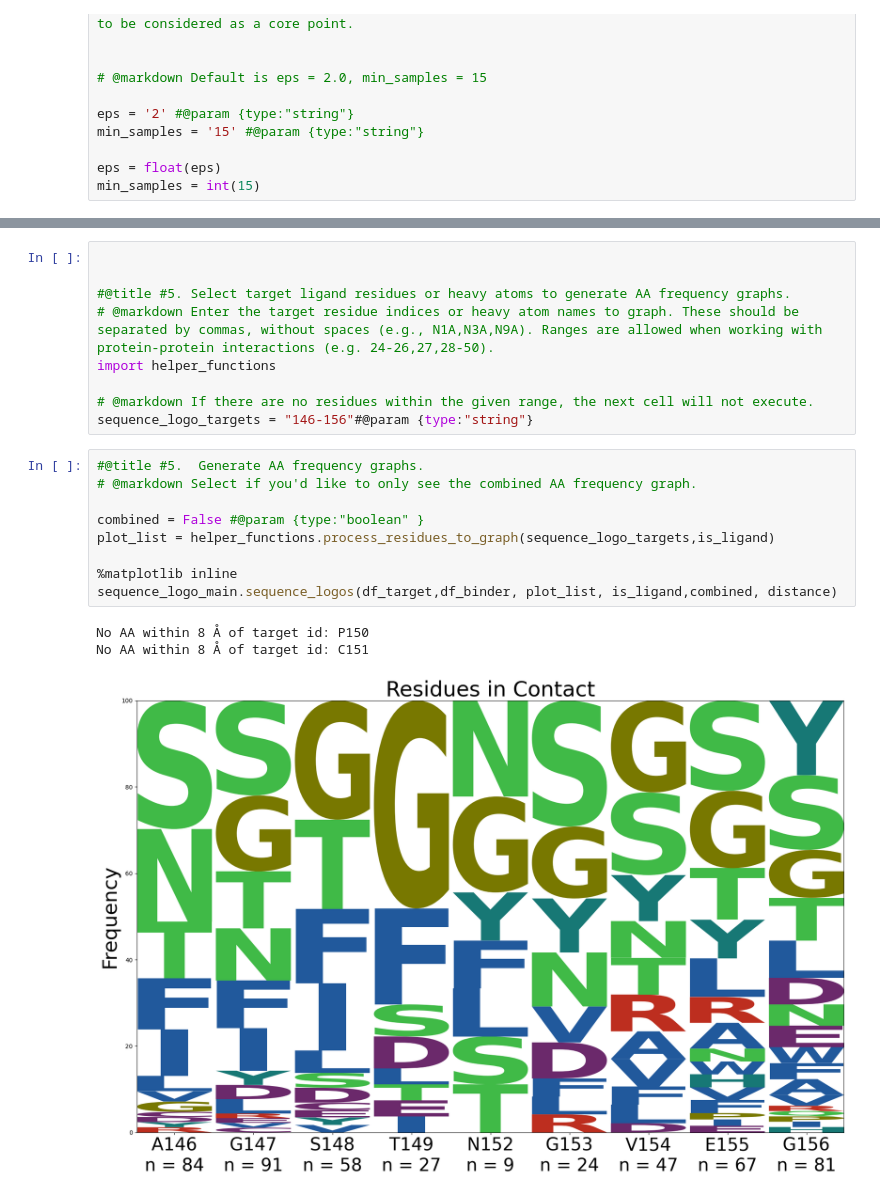
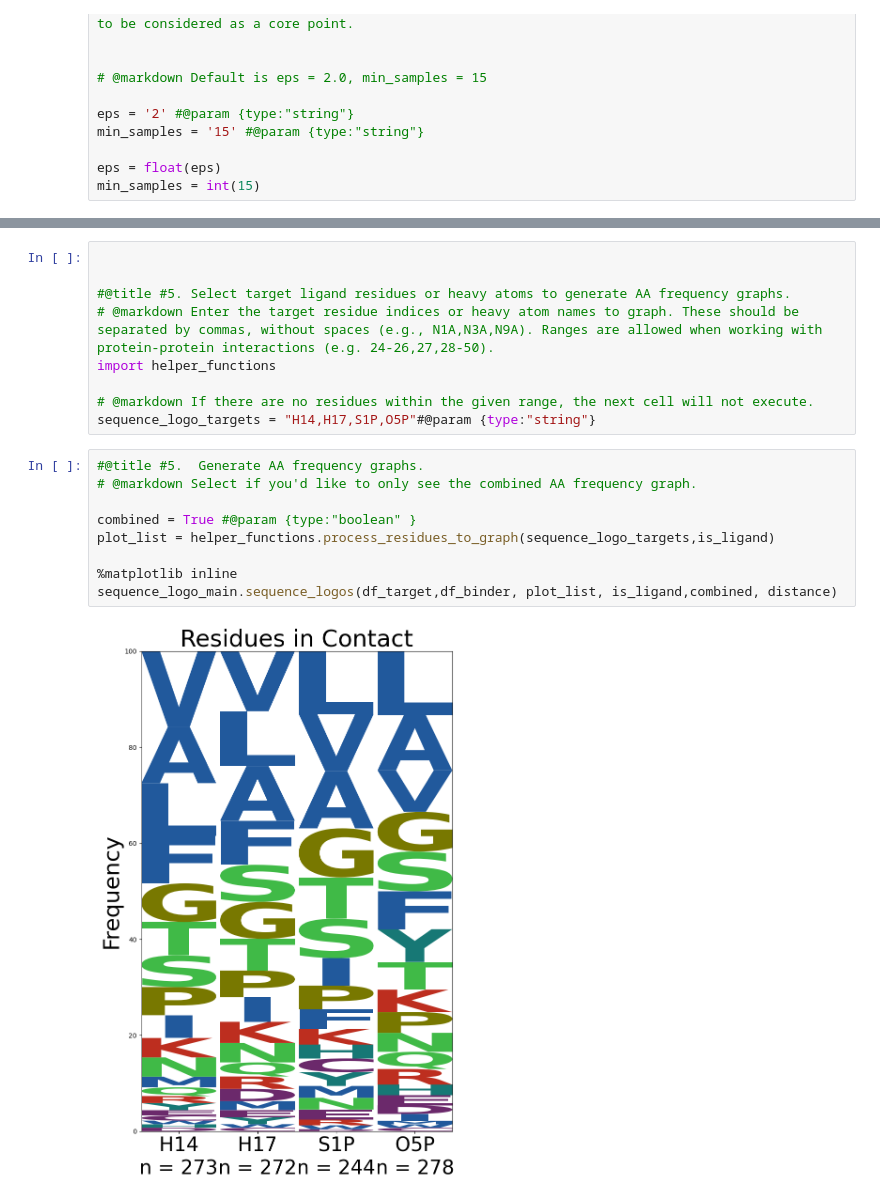
Before and after one commit to glasgowlab/MAGPIE, a Jupyter notebook: MAGPIE_COLAB.ipynb, the cells around one changed output, grey strips where cells are left out. Cells and saved outputs as stored; diff of their text form.

```diff
--- a/MAGPIE_COLAB.ipynb
+++ b/MAGPIE_COLAB.ipynb
@@ -215,17 +215,15 @@ Image(image_path, width=width, height=height)
 import helper_functions
 
 # @markdown If there are no residues within the given range, the next cell will not execute.
-sequence_logo_targets = "146-156"#@param {type:"string"}
+sequence_logo_targets = "H14,H17,S1P,O5P"#@param {type:"string"}
 # %%
 #@title #5.  Generate AA frequency graphs.
 # @markdown Select if you'd like to only see the combined AA frequency graph.
 
-combined = False #@param {type:"boolean" }
+combined = True #@param {type:"boolean" }
 plot_list = helper_functions.process_residues_to_graph(sequence_logo_targets,is_ligand)
 
 %matplotlib inline
 sequence_logo_main.sequence_logos(df_target,df_binder, plot_list, is_ligand,combined, distance)
 # %% [output]
-No AA within 8 Å of target id: P150
-No AA within 8 Å of target id: C151
-[figure, old version]
+[figure, new version]
```
Also changed, not shown: parts of 2 cells of this notebook.
